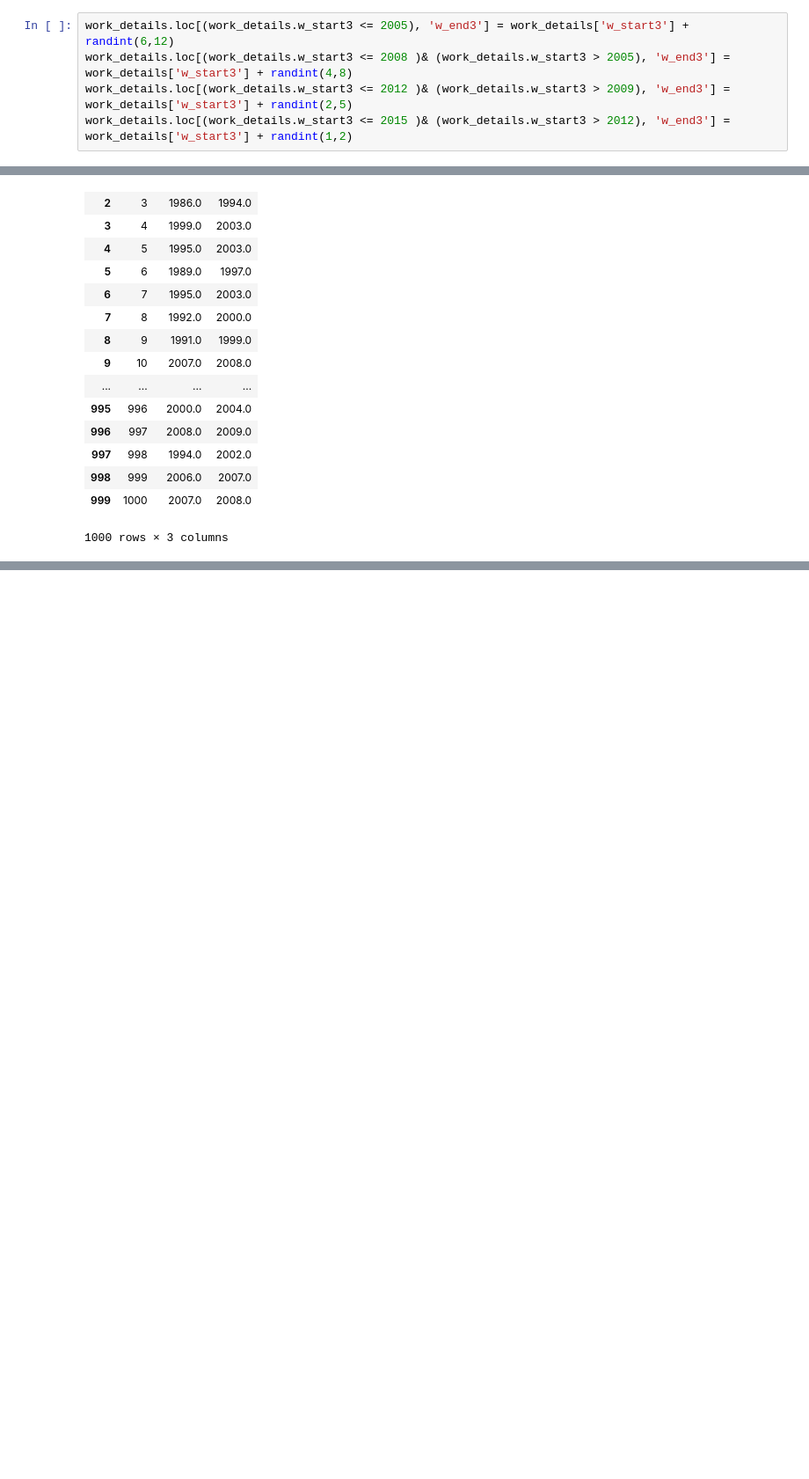
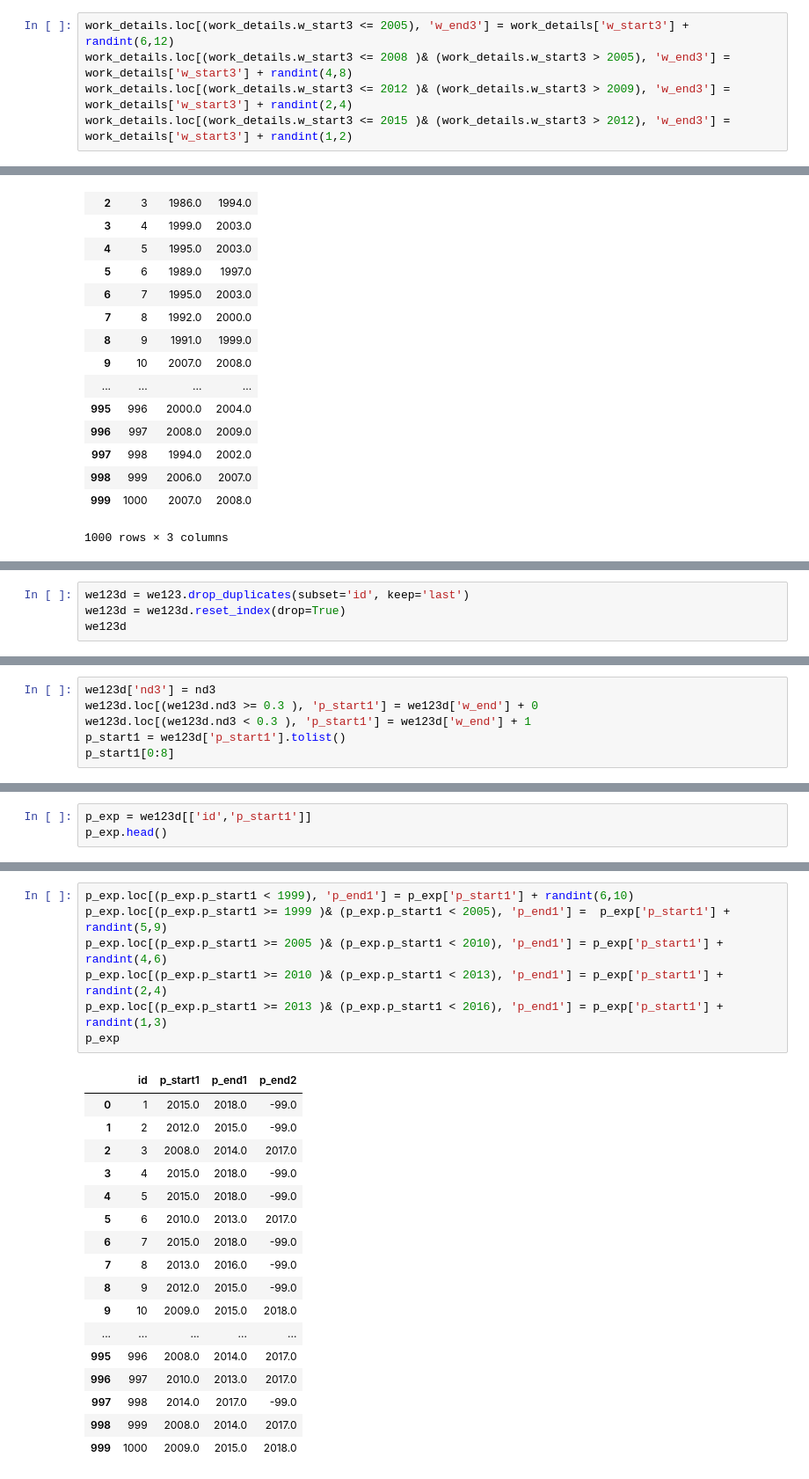
Before and after one commit to vrc-vinodh/mock-data-generation, a Jupyter notebook: complete.ipynb, the cells around one changed output, grey strips where cells are left out. Shown: that part at 88% size. Cells and saved outputs as stored; diff of their text form; blank space fills up the shorter version.

```diff
--- a/complete.ipynb
+++ b/complete.ipynb
@@ -893,7 +893,7 @@ work_details.head(15)
 # %%
 work_details.loc[(work_details.w_start3 <= 2005), 'w_end3'] = work_details['w_start3'] + randint(6,12)
 work_details.loc[(work_details.w_start3 <= 2008 )& (work_details.w_start3 > 2005), 'w_end3'] =  work_details['w_start3'] + randint(4,8)
-work_details.loc[(work_details.w_start3 <= 2012 )& (work_details.w_start3 > 2009), 'w_end3'] = work_details['w_start3'] + randint(2,5)
+work_details.loc[(work_details.w_start3 <= 2012 )& (work_details.w_start3 > 2009), 'w_end3'] = work_details['w_start3'] + randint(2,4)
 work_details.loc[(work_details.w_start3 <= 2015 )& (work_details.w_start3 > 2012), 'w_end3'] = work_details['w_start3'] + randint(1,2)
 # %%
 work_details
@@ -1039,0 +981,4 @@ we123
+# %%
+we123d = we123.drop_duplicates(subset='id', keep='last')
+we123d = we123d.reset_index(drop=True)
+we123d
@@ -1039,0 +1004,6 @@ we123
+# %%
+we123d['nd3'] = nd3
+we123d.loc[(we123d.nd3 >= 0.3 ), 'p_start1'] = we123d['w_end'] + 0
+we123d.loc[(we123d.nd3 < 0.3 ), 'p_start1'] = we123d['w_end'] + 1
+p_start1 = we123d['p_start1'].tolist()
+p_start1[0:8]
@@ -1039,0 +1012,3 @@ we123
+# %%
+p_exp = we123d[['id','p_start1']]
+p_exp.head()
@@ -1039,0 +1022,25 @@ we123
+# %%
+p_exp.loc[(p_exp.p_start1 < 1999), 'p_end1'] = p_exp['p_start1'] + randint(6,10)
+p_exp.loc[(p_exp.p_start1 >= 1999 )& (p_exp.p_start1 < 2005), 'p_end1'] =  p_exp['p_start1'] + randint(5,9)
+p_exp.loc[(p_exp.p_start1 >= 2005 )& (p_exp.p_start1 < 2010), 'p_end1'] = p_exp['p_start1'] + randint(4,6)
+p_exp.loc[(p_exp.p_start1 >= 2010 )& (p_exp.p_start1 < 2013), 'p_end1'] = p_exp['p_start1'] + randint(2,4)
+p_exp.loc[(p_exp.p_start1 >= 2013 )& (p_exp.p_start1 < 2016), 'p_end1'] = p_exp['p_start1'] + randint(1,3)
+p_exp
+# %% [output]
+|  | id | p_start1 | p_end1 | p_end2 |
+| 0 | 1 | 2015.0 | 2018.0 | -99.0 |
+| 1 | 2 | 2012.0 | 2015.0 | -99.0 |
+| 2 | 3 | 2008.0 | 2014.0 | 2017.0 |
+| 3 | 4 | 2015.0 | 2018.0 | -99.0 |
+| 4 | 5 | 2015.0 | 2018.0 | -99.0 |
+| 5 | 6 | 2010.0 | 2013.0 | 2017.0 |
+| 6 | 7 | 2015.0 | 2018.0 | -99.0 |
+| 7 | 8 | 2013.0 | 2016.0 | -99.0 |
+| 8 | 9 | 2012.0 | 2015.0 | -99.0 |
+| 9 | 10 | 2009.0 | 2015.0 | 2018.0 |
+| ... | ... | ... | ... | ... |
+| 995 | 996 | 2008.0 | 2014.0 | 2017.0 |
+| 996 | 997 | 2010.0 | 2013.0 | 2017.0 |
+| 997 | 998 | 2014.0 | 2017.0 | -99.0 |
+| 998 | 999 | 2008.0 | 2014.0 | 2017.0 |
+| 999 | 1000 | 2009.0 | 2015.0 | 2018.0 |
```
Also changed, not shown: parts of 13 cells of this notebook.
